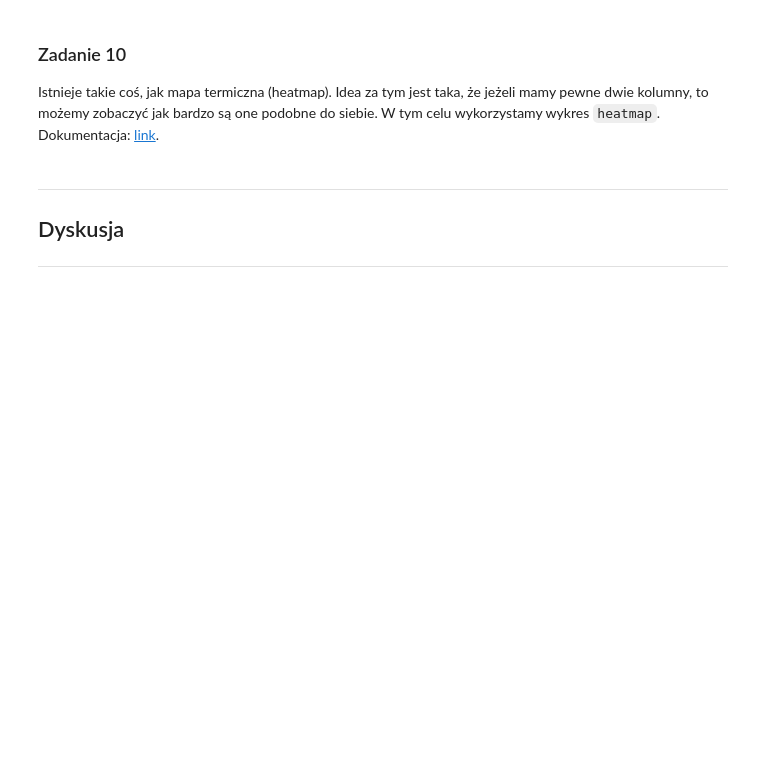
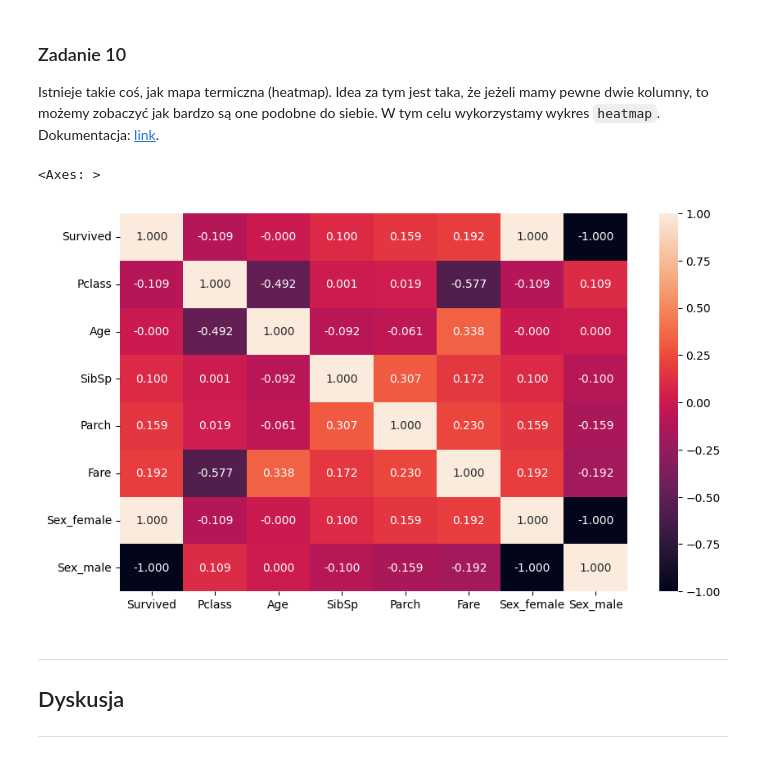
Before and after one commit to Qenszu/algorithms, a Jupyter notebook: lab_00/main.ipynb, the cells around one changed output. Saved outputs shown, nothing was run; the diff lists cells and outputs as text; code cells hidden in the pictures; blank space fills up the shorter version.

```diff
--- a/lab_00/main.ipynb
+++ b/lab_00/main.ipynb
@@ -294,12 +318,11 @@ Wróćmy na sam początek, kiedy dokonaliśmy obserwacji, że kolumna `Sex` moż
 dropped_titanic = orig_titanic.drop(columns=['Name', 'Ticket', 'Cabin', 'Embarked', 'PassengerId'])
 ### ### ### ### ### Twój kod ### ### ### ### ###
 titanic_replace = dropped_titanic.copy()
-raise NotImplementedError("Replace not implemented")
 ### ### ### ### ### ### ### ### ### ### ### ###
 
 ### ### ### ### ### Twój kod ### ### ### ### ###
 titanic_dummies = dropped_titanic.copy()
-raise NotImplementedError("Dummies not implemented")
+titanic_dummies = pd.get_dummies(titanic_dummies, columns=['Sex'])
 ### ### ### ### ### ### ### ### ### ### ### ###
 # %%
 titanic_replace.head(n=10)
@@ -362,3 +423,12 @@ Istnieje takie coś, jak mapa termiczna (heatmap). Idea za tym jest taka, że je
+# %%
+### ### ### ### ### Twój kod ### ### ### ### ###
+corr = titanic_dummies.corr()
+plt.figure(figsize=(10, 6))
+sns.heatmap(corr, annot = True, fmt=".3f")
+### ### ### ### ### ### ### ### ### ### ### ###
+# %% [output]
+<Axes: >
+[figure, added]
 # %% [markdown]
 ---
 ## Dyskusja
```
Also changed, not shown: parts of 13 cells of this notebook.
